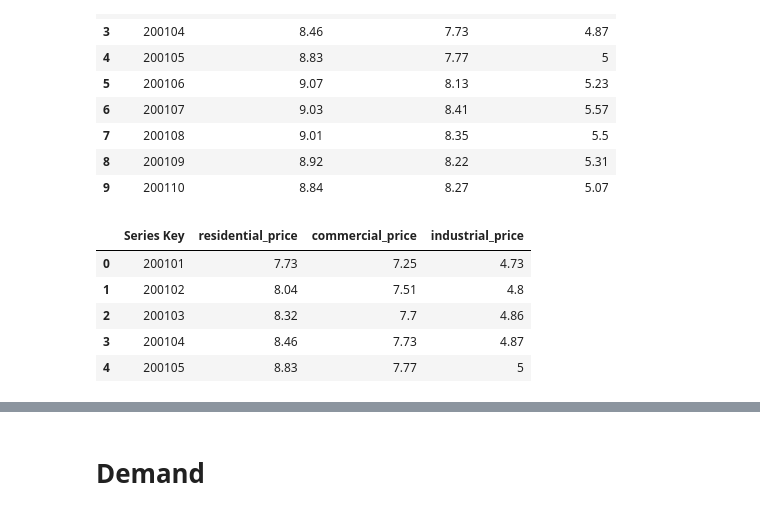
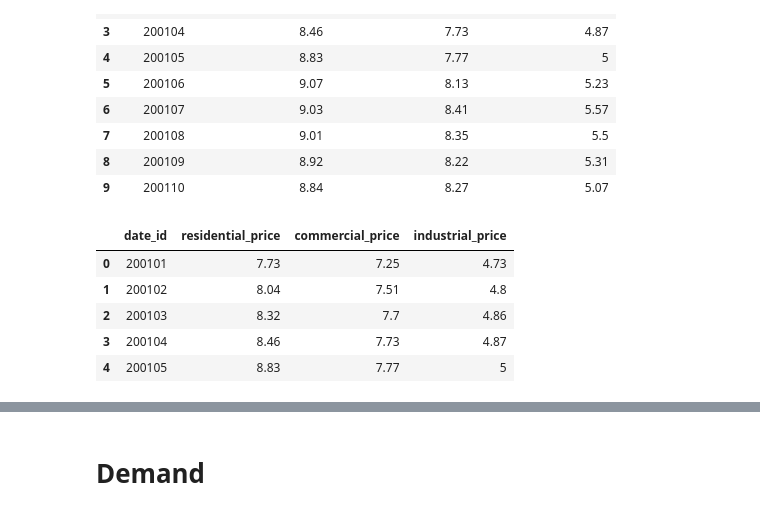
Before and after one commit to ksieng2012/ETL_Project, a Jupyter notebook: Notebooks/electricity_demand_price.ipynb, the cells around one changed output, grey strips where cells are left out. Cells and saved outputs as stored; diff of their text form; code cells hidden in the pictures.

```diff
--- a/Notebooks/electricity_demand_price.ipynb
+++ b/Notebooks/electricity_demand_price.ipynb
@@ -72,10 +72,10 @@ df_price_final.head(10)
 | 8 | 200109 | 8.92 | 8.22 | 5.31 |
 | 9 | 200110 | 8.84 | 8.27 | 5.07 |
 # %%
-df_price_final=df_price_final.rename(columns={"ELEC.PRICE.US-RES.M": "residential_price", "ELEC.PRICE.US-COM.M": "commercial_price", "ELEC.PRICE.US-IND.M":"industrial_price"})
+df_price_final=df_price_final.rename(columns={ "ELEC.PRICE.US-RES.M": "residential_price", "ELEC.PRICE.US-COM.M": "commercial_price", "ELEC.PRICE.US-IND.M":"industrial_price", "Series Key":"date_id"})
 df_price_final.head()
 # %% [output]
-|  | Series Key | residential_price | commercial_price | industrial_price |
+|  | date_id | residential_price | commercial_price | industrial_price |
 | 0 | 200101 | 7.73 | 7.25 | 4.73 |
 | 1 | 200102 | 8.04 | 7.51 | 4.8 |
 | 2 | 200103 | 8.32 | 7.7 | 4.86 |
```
Also changed, not shown: parts of 3 cells of this notebook.
